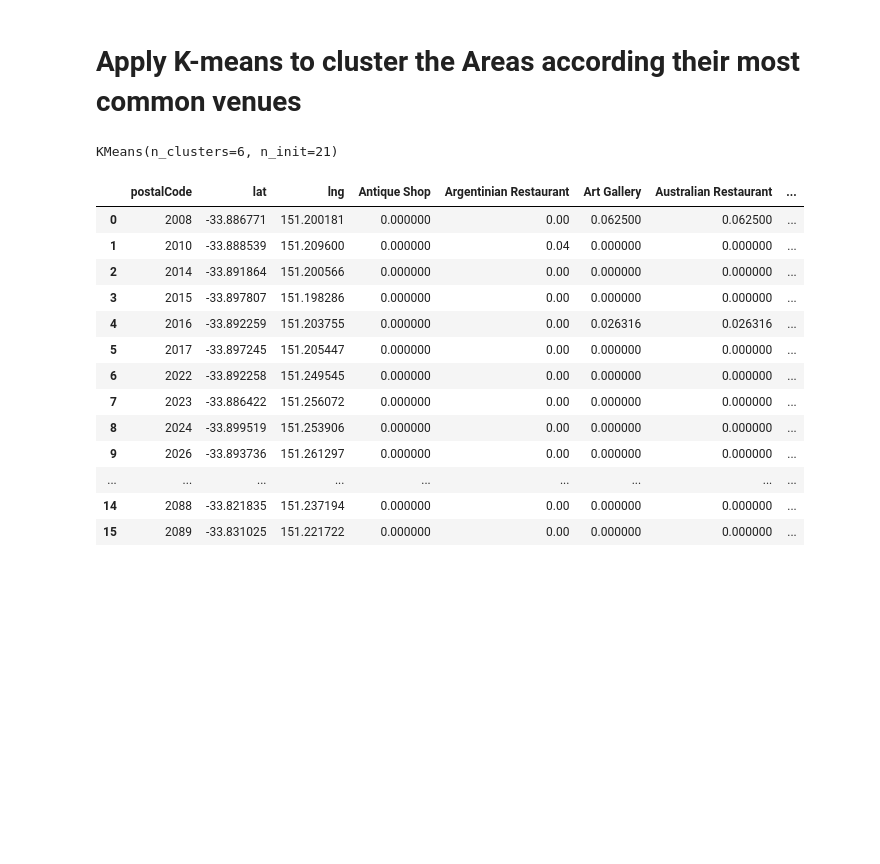
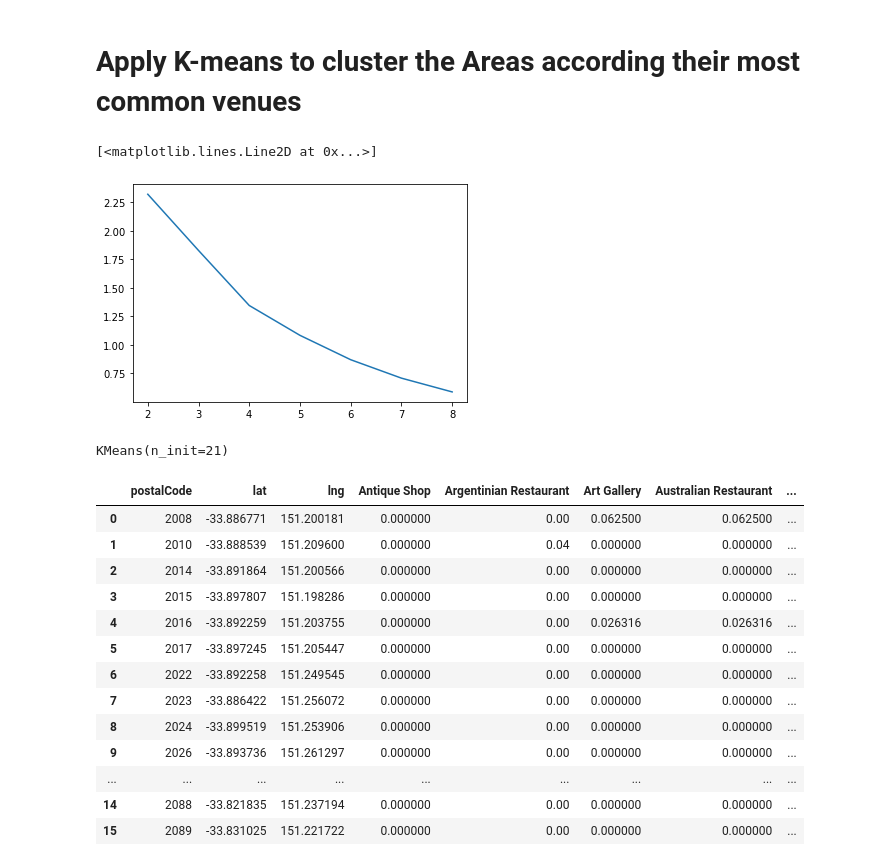
Before and after one commit to evapolini/Coursera_capstone, a Jupyter notebook: Capstone Assignment W5.ipynb, the cells around one changed output. Cells and saved outputs as stored; diff of their text form; code cells hidden in the pictures; blank space fills up the shorter version.

```diff
--- a/Capstone Assignment W5.ipynb
+++ b/Capstone Assignment W5.ipynb
@@ -184,14 +184,26 @@ city_grouped.head()
 <H1>Apply K-means to cluster the Areas according their most common venues</H1>
 # %%
 X = city_grouped.values[:,4:]
+# %%
+#finding the best K with the elbow Method
+
+K=[2,3,4,5,6,7,8]
+loss=[]
+for i in K :
+    k_means = KMeans(init="k-means++", n_clusters=i, n_init=21)
+    k_means.fit(X)
+    loss.append(k_means.inertia_)
+plt.plot(K,loss)
+# %% [output]
+[<matplotlib.lines.Line2D at 0x...>]
+[figure, added]
 # %%
-k=6
-k_means = KMeans(init="k-means++", n_clusters=k, n_init=21)
+k=4
 k_means.fit(X)
 labels = k_means.labels_
 k_means
 # %% [output]
-KMeans(n_clusters=6, n_init=21)
+KMeans(n_init=21)
 # %%
 labels
 city_grouped["Label"] = labels
```
Also changed, not shown: parts of 3 cells of this notebook.
